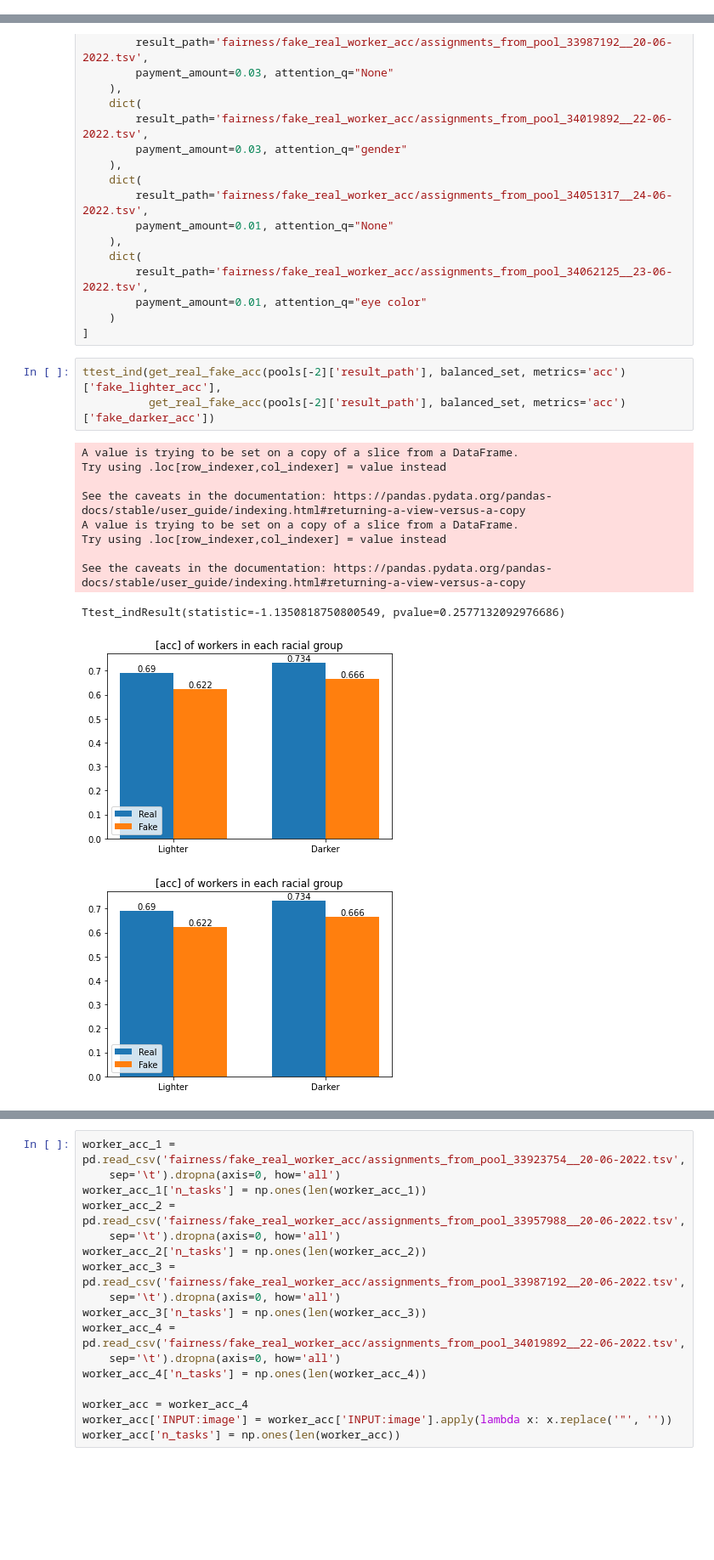
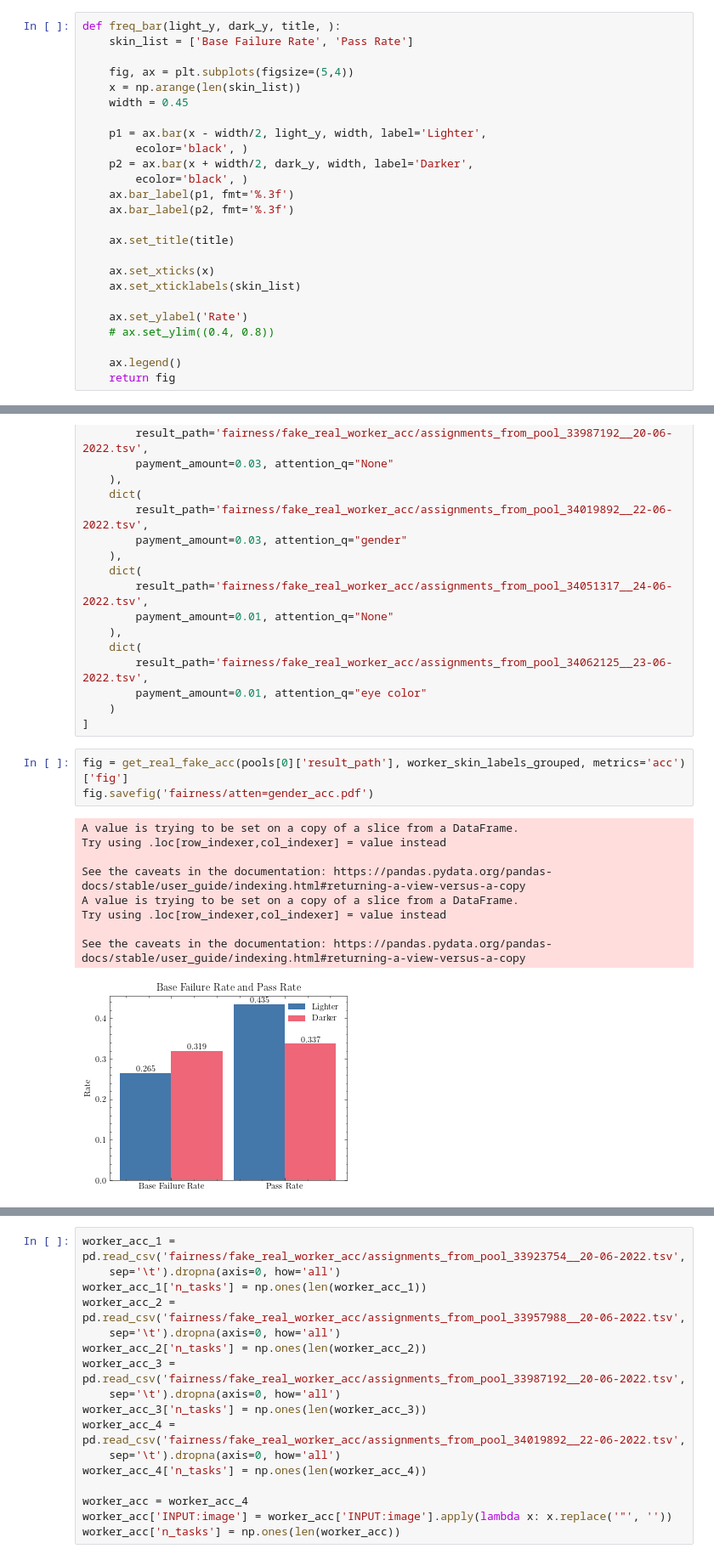
Before and after one commit to BirkhoffG/crowd_project, a Jupyter notebook: fairness.ipynb, the cells around one changed output, grey strips where cells are left out. Shown at 85% size. Saved outputs shown, nothing was run; the diff lists cells and outputs as text; blank space fills up the shorter version.

```diff
--- a/fairness.ipynb
+++ b/fairness.ipynb
@@ -182,5 +282,30 @@ control_task[['INPUT:image', 'GOLDEN:result']].to_csv('control_tasks.tsv', index
 # %% [markdown]
 ### Analysis
+# %%
+def freq_bar(light_y, dark_y, title, ):
+    skin_list = ['Base Failure Rate', 'Pass Rate']
+
+    fig, ax = plt.subplots(figsize=(5,4))
+    x = np.arange(len(skin_list))
+    width = 0.45
+
+    p1 = ax.bar(x - width/2, light_y, width, label='Lighter',
+        ecolor='black', )
+    p2 = ax.bar(x + width/2, dark_y, width, label='Darker',
+        ecolor='black', )
+    ax.bar_label(p1, fmt='%.3f')
+    ax.bar_label(p2, fmt='%.3f')
+
+    ax.set_title(title)
+
+    ax.set_xticks(x)
+    ax.set_xticklabels(skin_list)
+
+    ax.set_ylabel('Rate')
+    # ax.set_ylim((0.4, 0.8))
+
+    ax.legend()
+    return fig
 # %%
 from scipy.stats import ttest_ind
 
@@ -253,21 +385,19 @@ pools = [
         payment_amount=0.01, attention_q="eye color"
     )
 ]
-# %%
-ttest_ind(get_real_fake_acc(pools[-2]['result_path'], balanced_set, metrics='acc')['fake_lighter_acc'],
-          get_real_fake_acc(pools[-2]['result_path'], balanced_set, metrics='acc')['fake_darker_acc'])
-# %% [output]
-A value is trying to be set on a copy of a slice from a DataFrame.
-Try using .loc[row_indexer,col_indexer] = value instead
-
-See the caveats in the documentation: https://pandas.pydata.org/pandas-docs/stable/user_guide/indexing.html#returning-a-view-versus-a-copy
-A value is trying to be set on a copy of a slice from a DataFrame.
-Try using .loc[row_indexer,col_indexer] = value instead
-
-See the caveats in the documentation: https://pandas.pydata.org/pandas-docs/stable/user_guide/indexing.html#returning-a-view-versus-a-copy
-Ttest_indResult(statistic=-1.1350818750800549, pvalue=0.2577132092976686)
-[figure, removed]
-[figure, removed]
+# %%
+fig = get_real_fake_acc(pools[0]['result_path'], worker_skin_labels_grouped, metrics='acc')['fig']
+fig.savefig('fairness/atten=gender_acc.pdf')
+# %% [output]
+A value is trying to be set on a copy of a slice from a DataFrame.
+Try using .loc[row_indexer,col_indexer] = value instead
+
+See the caveats in the documentation: https://pandas.pydata.org/pandas-docs/stable/user_guide/indexing.html#returning-a-view-versus-a-copy
+A value is trying to be set on a copy of a slice from a DataFrame.
+Try using .loc[row_indexer,col_indexer] = value instead
+
+See the caveats in the documentation: https://pandas.pydata.org/pandas-docs/stable/user_guide/indexing.html#returning-a-view-versus-a-copy
+[figure, added]
 # %%
 res_001 = {}
 res_003 = {}
```
Also changed, not shown: parts of 10 cells of this notebook, 6 other files.
